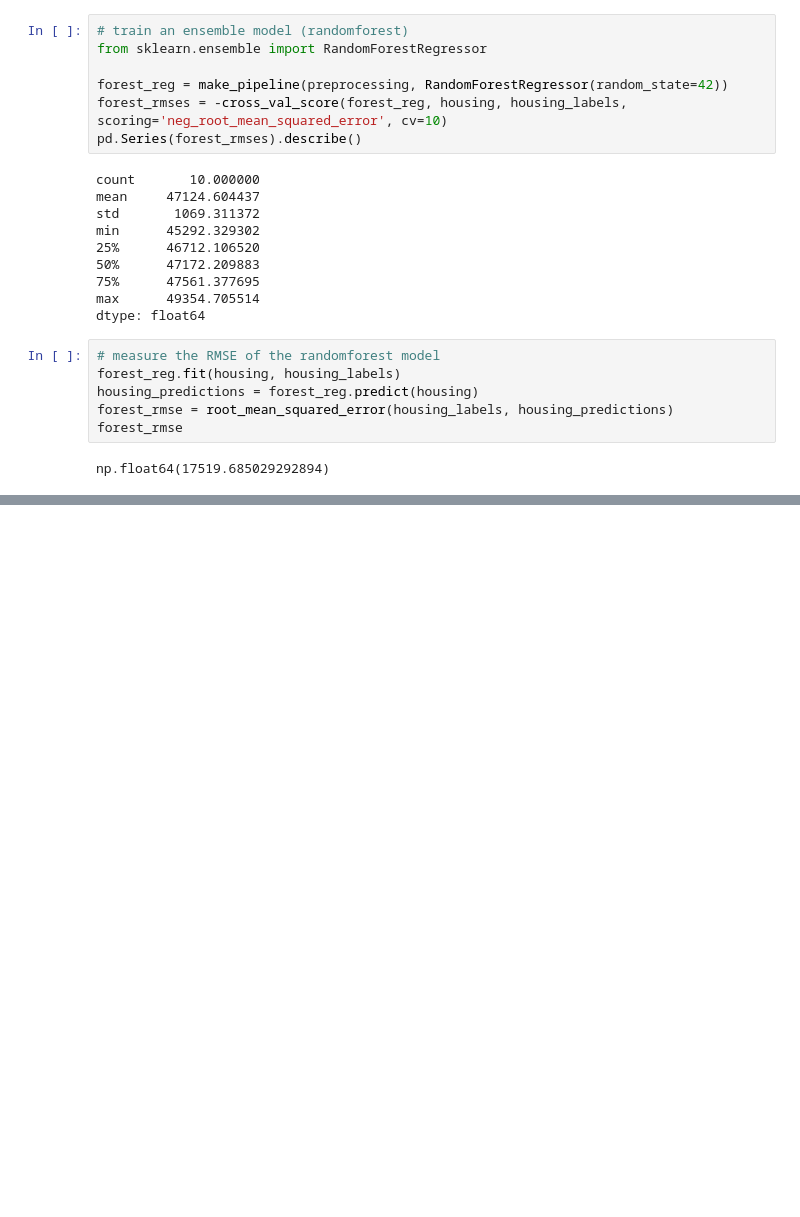
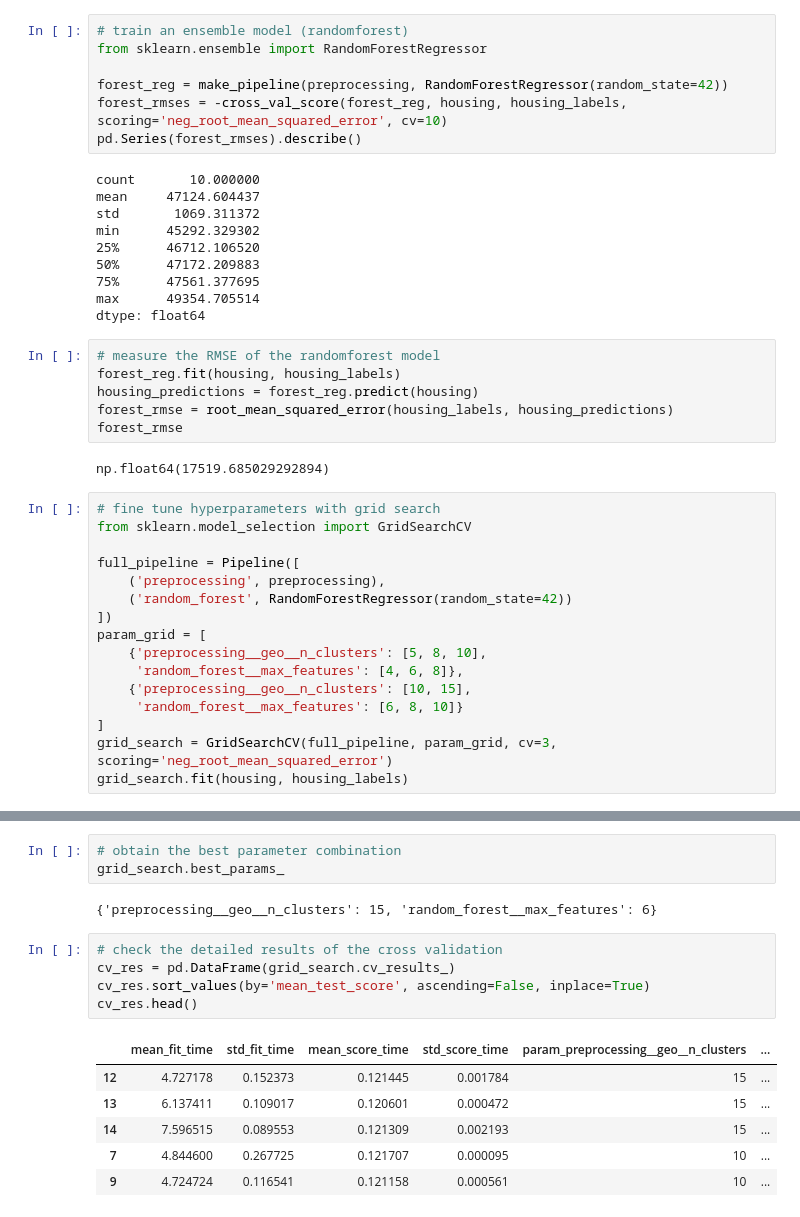
Before and after one commit to seshouan/Hands_on_ML, a Jupyter notebook: code.ipynb, the cells around one changed output, grey strips where cells are left out. Cells and saved outputs as stored; diff of their text form; blank space fills up the shorter version.

Commit message:
performed hyperparam tuning and checked feature importance as well as estimate a confidence interval around the RMSE of the best model. We're ready to launch!

```diff
--- a/code.ipynb
+++ b/code.ipynb
@@ -890,3 +890,19 @@ forest_rmse = root_mean_squared_error(housing_labels, housing_predictions)
 forest_rmse
 # %% [output]
 np.float64(17519.685029292894)
+# %%
+# fine tune hyperparameters with grid search
+from sklearn.model_selection import GridSearchCV
+
+full_pipeline = Pipeline([
+    ('preprocessing', preprocessing),
+    ('random_forest', RandomForestRegressor(random_state=42))
+])
+param_grid = [
+    {'preprocessing__geo__n_clusters': [5, 8, 10],
+     'random_forest__max_features': [4, 6, 8]},
+    {'preprocessing__geo__n_clusters': [10, 15],
+     'random_forest__max_features': [6, 8, 10]}
+]
+grid_search = GridSearchCV(full_pipeline, param_grid, cv=3, scoring='neg_root_mean_squared_error')
+grid_search.fit(housing, housing_labels)
@@ -892,0 +929,17 @@ np.float64(17519.685029292894)
+# %%
+# obtain the best parameter combination
+grid_search.best_params_
+# %% [output]
+{'preprocessing__geo__n_clusters': 15, 'random_forest__max_features': 6}
+# %%
+# check the detailed results of the cross validation
+cv_res = pd.DataFrame(grid_search.cv_results_)
+cv_res.sort_values(by='mean_test_score', ascending=False, inplace=True)
+cv_res.head()
+# %% [output]
+|  | mean_fit_time | std_fit_time | mean_score_time | std_score_time | param_preprocessing__geo__n_clusters | ... |
+| 12 | 4.727178 | 0.152373 | 0.121445 | 0.001784 | 15 | ... |
+| 13 | 6.137411 | 0.109017 | 0.120601 | 0.000472 | 15 | ... |
+| 14 | 7.596515 | 0.089553 | 0.121309 | 0.002193 | 15 | ... |
+| 7 | 4.844600 | 0.267725 | 0.121707 | 0.000095 | 10 | ... |
+| 9 | 4.724724 | 0.116541 | 0.121158 | 0.000561 | 10 | ... |
```
Also changed, not shown: parts of 8 cells of this notebook.
